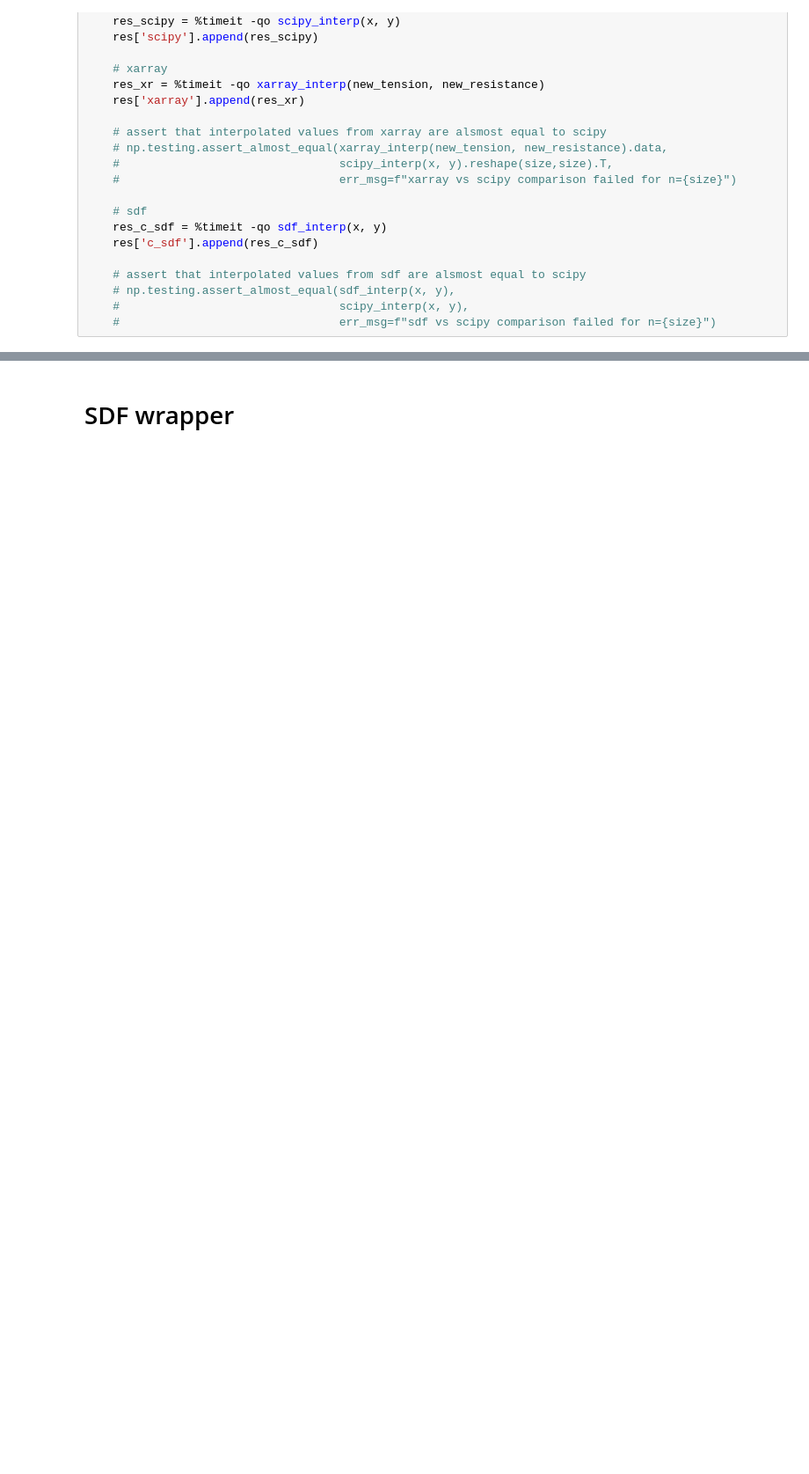
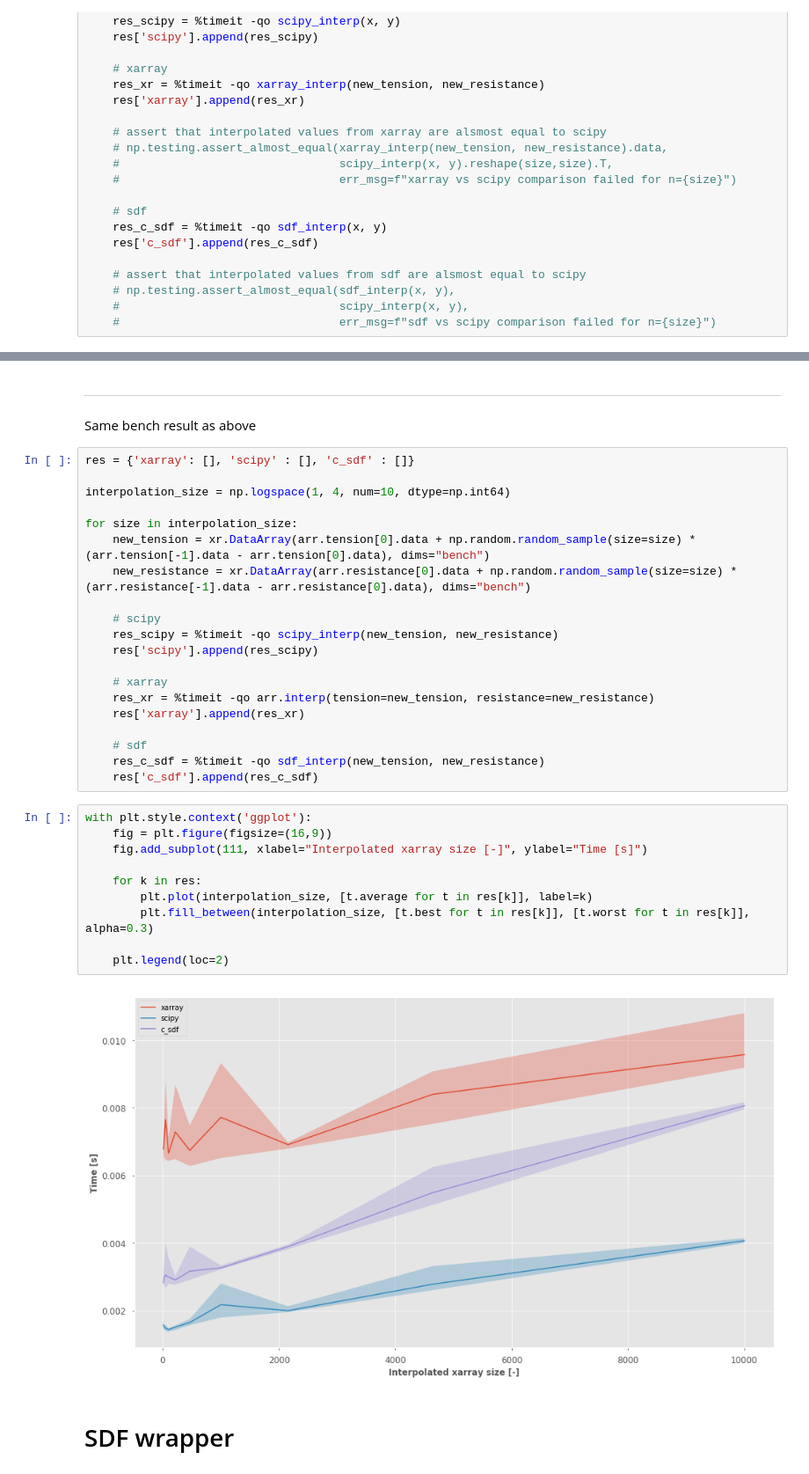
Before and after one commit to fesaille/interp, a Jupyter notebook: interpolation.ipynb, the cells around one changed output, grey strips where cells are left out. Shown: that part at 88% size. Cells and saved outputs as stored; diff of their text form; blank space fills up the shorter version.

```diff
--- a/interpolation.ipynb
+++ b/interpolation.ipynb
@@ -150,3 +200,38 @@ with plt.style.context('ggplot'):
+# %% [markdown]
+<hr/>
+Same bench result as above
+# %%
+res = {'xarray': [], 'scipy' : [], 'c_sdf' : []}
+
+interpolation_size = np.logspace(1, 4, num=10, dtype=np.int64)
+
+for size in interpolation_size:
+    new_tension = xr.DataArray(arr.tension[0].data + np.random.random_sample(size=size) * (arr.tension[-1].data - arr.tension[0].data), dims="bench")
+    new_resistance = xr.DataArray(arr.resistance[0].data + np.random.random_sample(size=size) * (arr.resistance[-1].data - arr.resistance[0].data), dims="bench")
+
+    # scipy
+    res_scipy = %timeit -qo scipy_interp(new_tension, new_resistance)
+    res['scipy'].append(res_scipy)
+
+    # xarray
+    res_xr = %timeit -qo arr.interp(tension=new_tension, resistance=new_resistance)
+    res['xarray'].append(res_xr)
+
+    # sdf
+    res_c_sdf = %timeit -qo sdf_interp(new_tension, new_resistance)
+    res['c_sdf'].append(res_c_sdf)
+# %%
+with plt.style.context('ggplot'):
+    fig = plt.figure(figsize=(16,9))
+    fig.add_subplot(111, xlabel="Interpolated xarray size [-]", ylabel="Time [s]")
+
+    for k in res:
+        plt.plot(interpolation_size, [t.average for t in res[k]], label=k)
+        plt.fill_between(interpolation_size, [t.best for t in res[k]], [t.worst for t in res[k]], alpha=0.3)
+
+    plt.legend(loc=2)
+# %% [output]
+[figure, added]
 # %% [markdown]
 # SDF wrapper
 # %%
```
Also changed, not shown: parts of 13 cells of this notebook.
